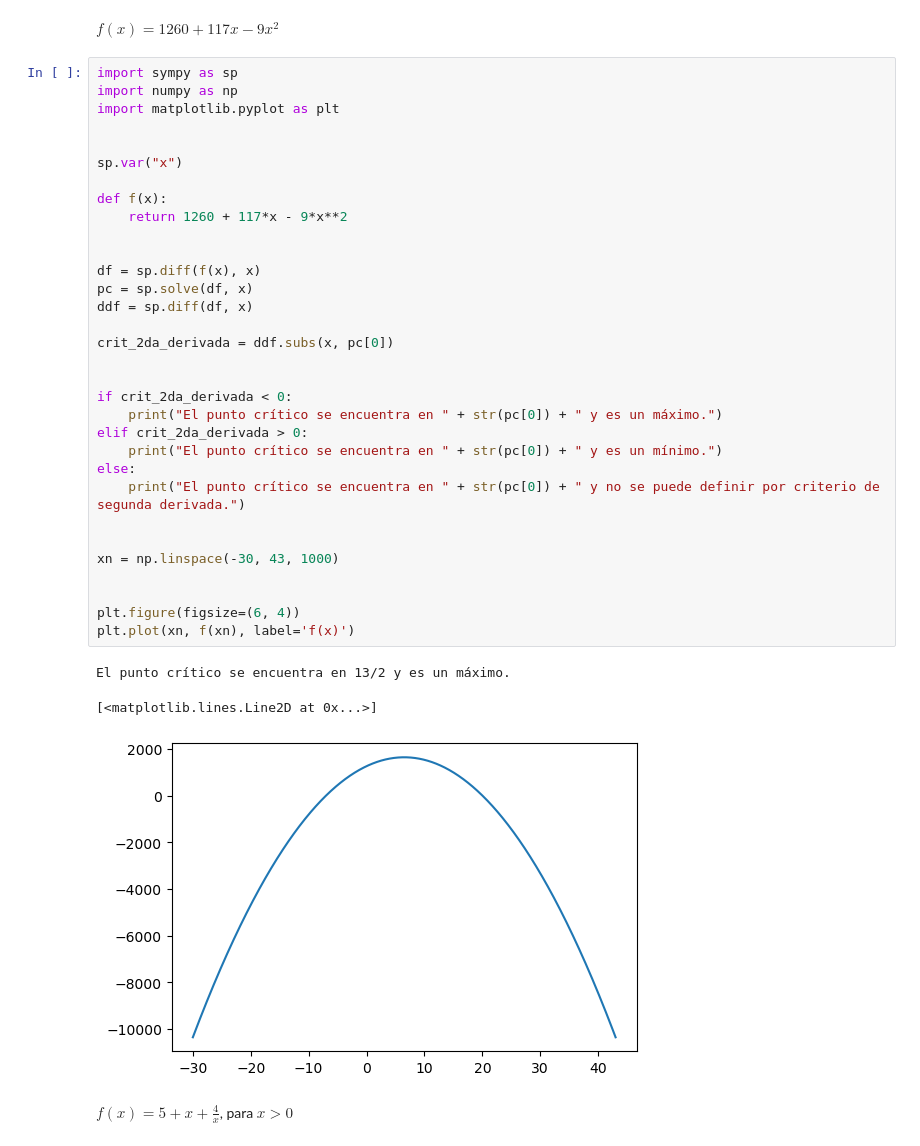
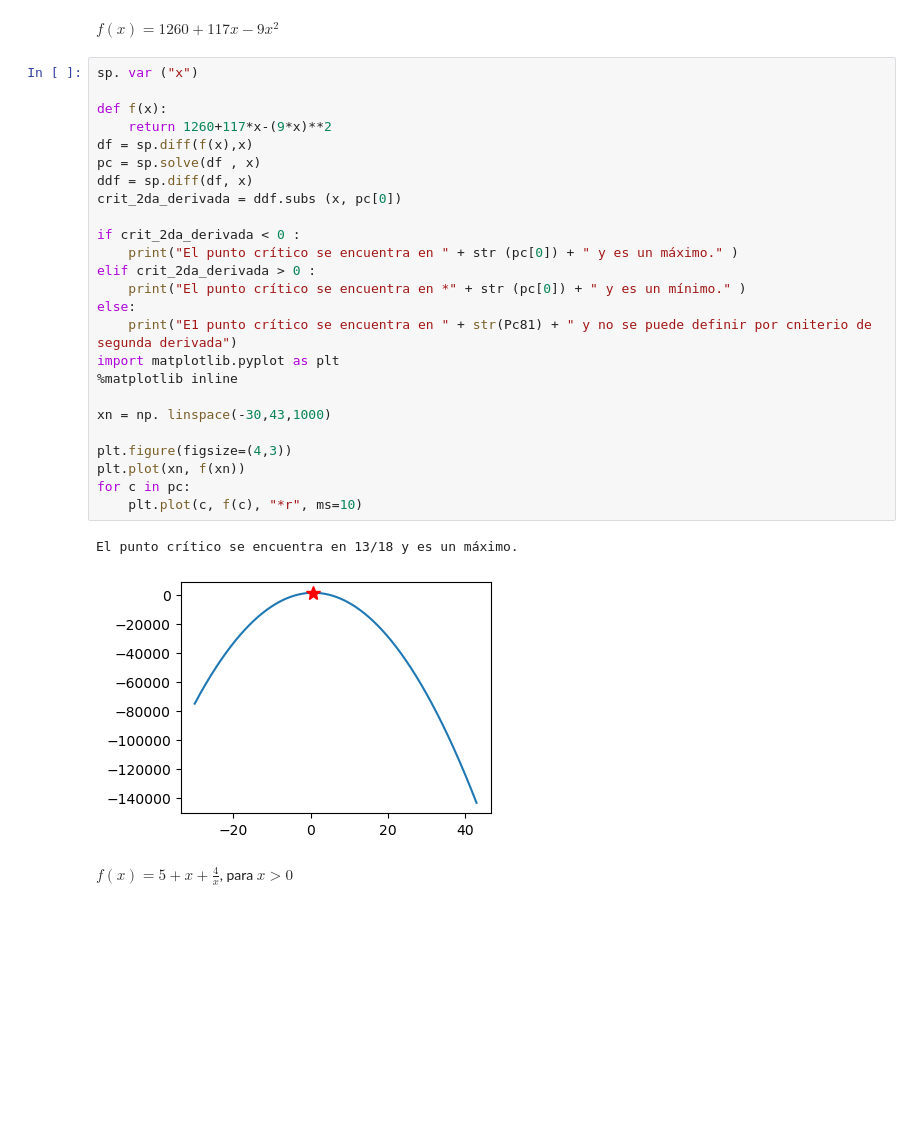
Before and after one commit to Milca04/hello-world, a Jupyter notebook: A02 - Sympy.ipynb, the cells around one changed output. Saved outputs shown, nothing was run; the diff lists cells and outputs as text; blank space fills up the shorter version.

Commit message:
A02 - Sympy

```diff
--- a/A02 - Sympy.ipynb
+++ b/A02 - Sympy.ipynb
@@ -10,41 +10,33 @@
 # %% [markdown]
 $f(x)=1260+117x-9x^2$
 # %%
-import sympy as sp
-import numpy as np
-import matplotlib.pyplot as plt
-
-
-sp.var("x")
+sp. var ("x")
 
 def f(x):
-    return 1260 + 117*x - 9*x**2
+    return 1260+117*x-(9*x)**2
+df = sp.diff(f(x),x)
+pc = sp.solve(df , x)
+ddf = sp.diff(df, x)
+crit_2da_derivada = ddf.subs (x, pc[0])
 
+if crit_2da_derivada < 0 :
+    print("El punto crítico se encuentra en " + str (pc[0]) + " y es un máximo." )
+elif crit_2da_derivada > 0 :
+    print("El punto crítico se encuentra en *" + str (pc[0]) + " y es un mínimo." )
+else:
+    print("E1 punto crítico se encuentra en " + str(Pc81) + " y no se puede definir por cniterio de segunda derivada")
+import matplotlib.pyplot as plt
+%matplotlib inline
 
-df = sp.diff(f(x), x)
-pc = sp.solve(df, x)
-ddf = sp.diff(df, x)
+xn = np. linspace(-30,43,1000)
 
-crit_2da_derivada = ddf.subs(x, pc[0])
-
-
-if crit_2da_derivada < 0:
-    print("El punto crítico se encuentra en " + str(pc[0]) + " y es un máximo.")
-elif crit_2da_derivada > 0:
-    print("El punto crítico se encuentra en " + str(pc[0]) + " y es un mínimo.")
-else:
-    print("El punto crítico se encuentra en " + str(pc[0]) + " y no se puede definir por criterio de segunda derivada.")
-
-
-xn = np.linspace(-30, 43, 1000)
-
-
-plt.figure(figsize=(6, 4))
-plt.plot(xn, f(xn), label='f(x)')
+plt.figure(figsize=(4,3))
+plt.plot(xn, f(xn))
+for c in pc:
+    plt.plot(c, f(c), "*r", ms=10)
 # %% [output]
-El punto crítico se encuentra en 13/2 y es un máximo.
+El punto crítico se encuentra en 13/18 y es un máximo.
-[<matplotlib.lines.Line2D at 0x...>]
-[figure, old version]
+[figure, new version]
 # %% [markdown]
 $f(x)=5+x+\frac{4}{x}$, para $x>0$
 # %%
```
Also changed, not shown: parts of 27 cells of this notebook.
